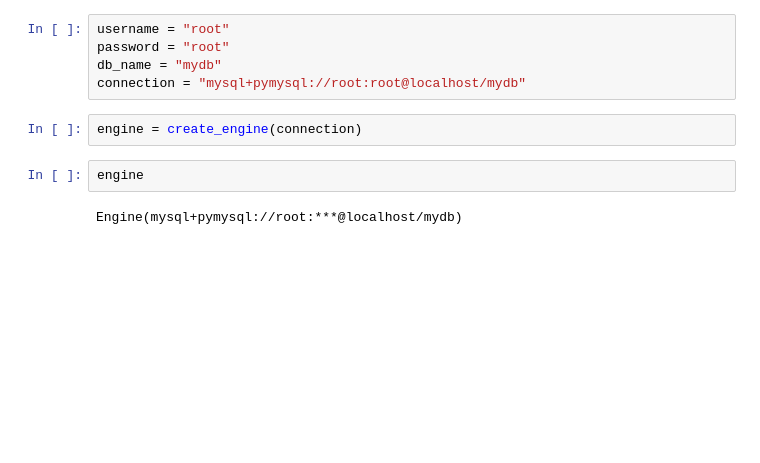
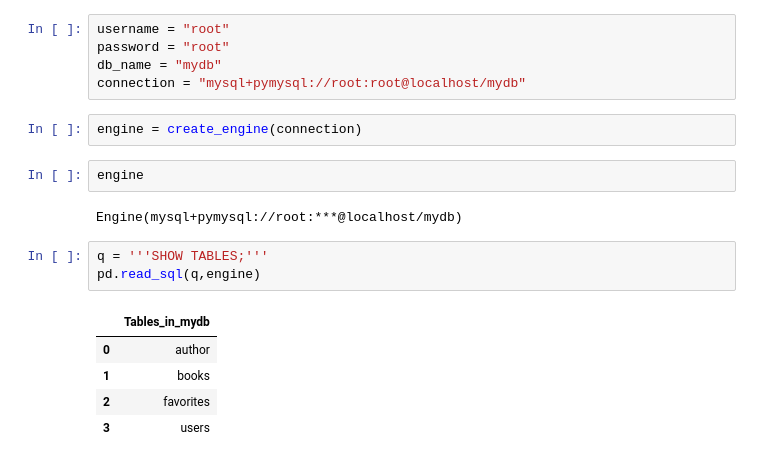
Before and after one commit to valmazan/8_21_Books_Victoria_Almazan, a Jupyter notebook: 8_21_Books_Core_Victoria_Almazan.ipynb, the cells around one changed output. Cells and saved outputs as stored; diff of their text form; blank space fills up the shorter version.

```diff
--- a/8_21_Books_Core_Victoria_Almazan.ipynb
+++ b/8_21_Books_Core_Victoria_Almazan.ipynb
@@ -38,3 +38,12 @@ engine = create_engine(connection)
 engine
 # %% [output]
 Engine(mysql+pymysql://root:***@localhost/mydb)
+# %%
+q = '''SHOW TABLES;'''
+pd.read_sql(q,engine)
+# %% [output]
+|  | Tables_in_mydb |
+| 0 | author |
+| 1 | books |
+| 2 | favorites |
+| 3 | users |
```
Also changed, not shown: parts of 1 cell of this notebook.
